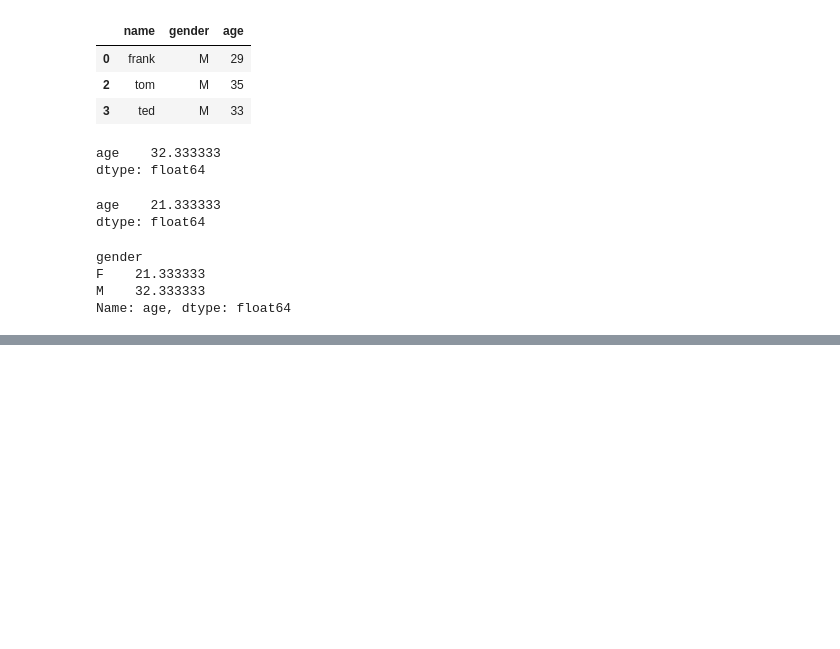
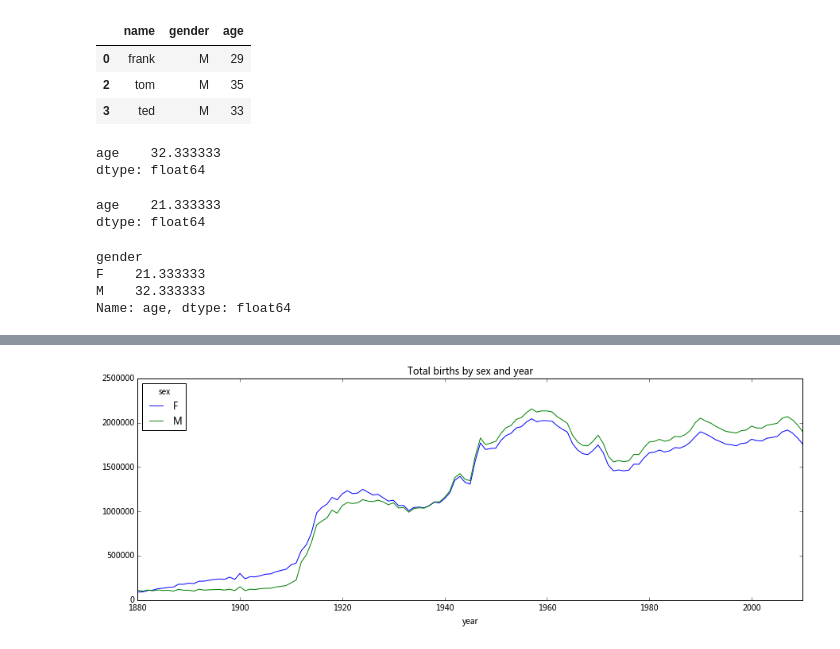
Before and after one commit to ywchiu/pyfinance, a Jupyter notebook: 20160328Demo.ipynb, the cells around one changed output, grey strips where cells are left out. Saved outputs shown, nothing was run; the diff lists cells and outputs as text; code cells hidden in the pictures; blank space fills up the shorter version.

```diff
--- a/20160328Demo.ipynb
+++ b/20160328Demo.ipynb
@@ -532,0 +604,9 @@ Name: age, dtype: float64
+# %%
+import pandas as pd
+namesall = []
+for year in range(1880, 2011):
+    path = 'names/yob' + str(year) + '.txt'
+    df = pd.read_csv(path, names=['name', 'sex', 'births'])
+
+    df['year'] = year
+    namesall.append(df)
@@ -532,0 +622,3 @@ Name: age, dtype: float64
+# %%
+df_names = pd.concat(namesall, ignore_index=True)
+df_names['year'].unique()
@@ -532,0 +655,4 @@ Name: age, dtype: float64
+# %%
+births = df_names.pivot_table('births', index='year',
+                              columns='sex', aggfunc=sum)
+births.head(5)
@@ -532,0 +673,6 @@ Name: age, dtype: float64
+# %%
+import matplotlib.pyplot as plt
+births.plot(title='Total births by sex and year', figsize=(15, 5))
+plt.show()
+# %% [output]
+[figure, added]
```
Also changed, not shown: parts of 14 cells of this notebook.
